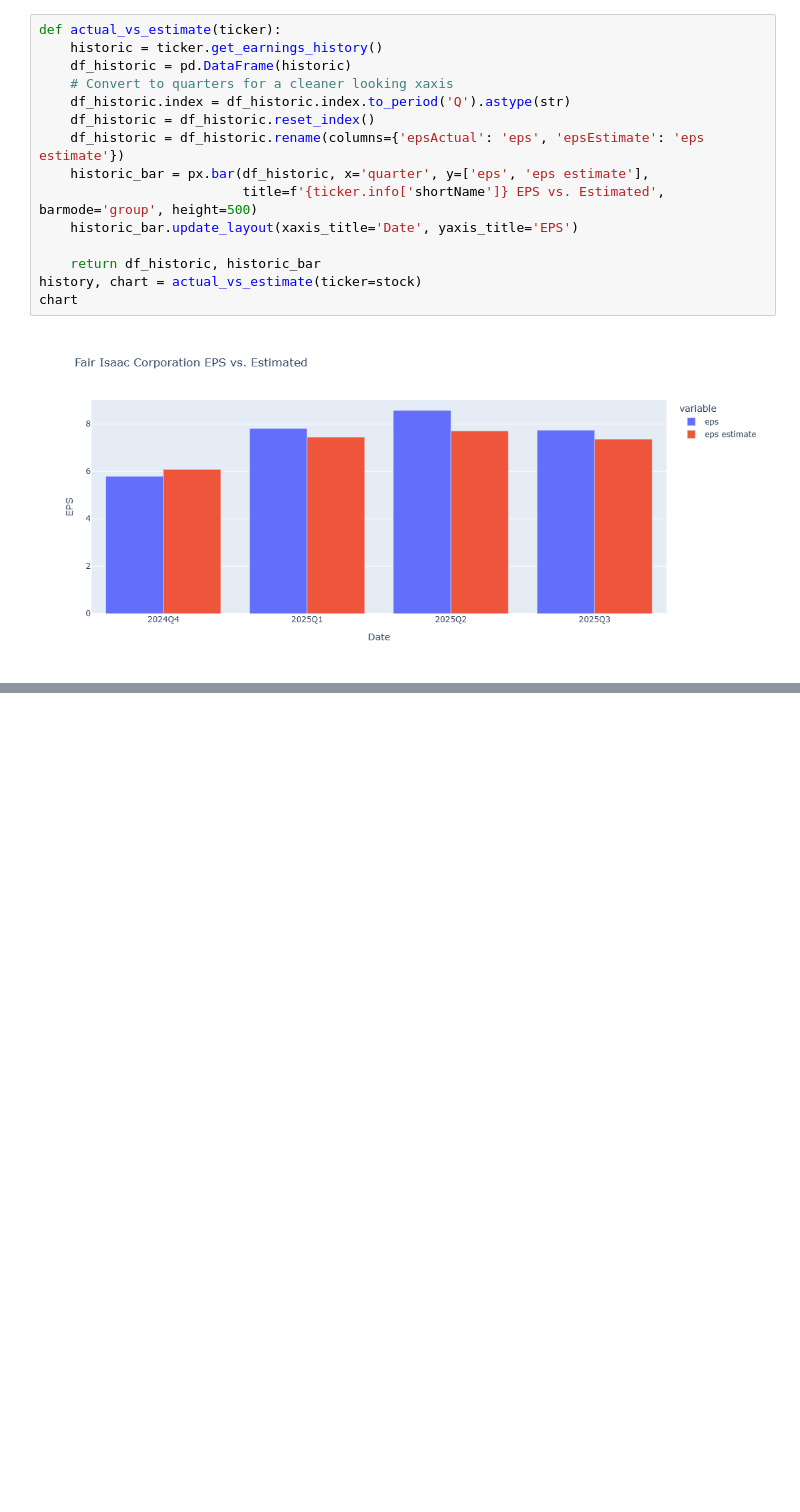
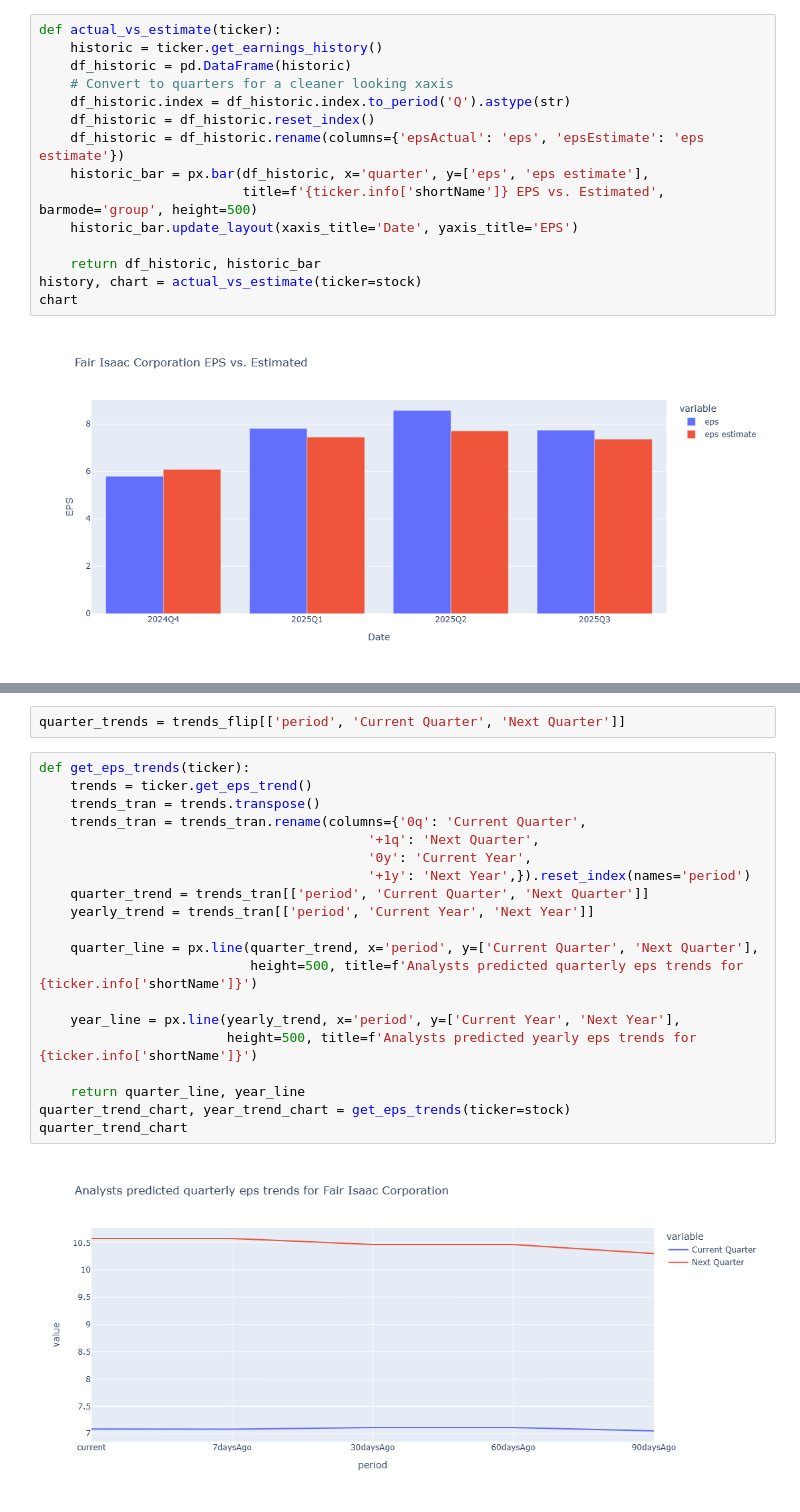
Before and after one commit to JustinWoo20/stock-screener, a Jupyter notebook: notebooks/eps.ipynb, the cells around one changed output, grey strips where cells are left out. Drawn from its saved outputs; the diff is of its cells as text; blank space fills up the shorter version.

```diff
--- a/notebooks/eps.ipynb
+++ b/notebooks/eps.ipynb
@@ -81,0 +95,24 @@ future_eps(ticker=stock, eps_previous=history)
+# %%
+quarter_trends = trends_flip[['period', 'Current Quarter', 'Next Quarter']]
+# %%
+def get_eps_trends(ticker):
+    trends = ticker.get_eps_trend()
+    trends_tran = trends.transpose()
+    trends_tran = trends_tran.rename(columns={'0q': 'Current Quarter',
+                                          '+1q': 'Next Quarter',
+                                          '0y': 'Current Year',
+                                          '+1y': 'Next Year',}).reset_index(names='period')
+    quarter_trend = trends_tran[['period', 'Current Quarter', 'Next Quarter']]
+    yearly_trend = trends_tran[['period', 'Current Year', 'Next Year']]
+
+    quarter_line = px.line(quarter_trend, x='period', y=['Current Quarter', 'Next Quarter'],
+                           height=500, title=f'Analysts predicted quarterly eps trends for {ticker.info['shortName']}')
+
+    year_line = px.line(yearly_trend, x='period', y=['Current Year', 'Next Year'],
+                        height=500, title=f'Analysts predicted yearly eps trends for {ticker.info['shortName']}')
+
+    return quarter_line, year_line
+quarter_trend_chart, year_trend_chart = get_eps_trends(ticker=stock)
+quarter_trend_chart
+# %% [output]
+[figure, added]
```
Also changed, not shown: parts of 8 cells of this notebook, 1 other file.
